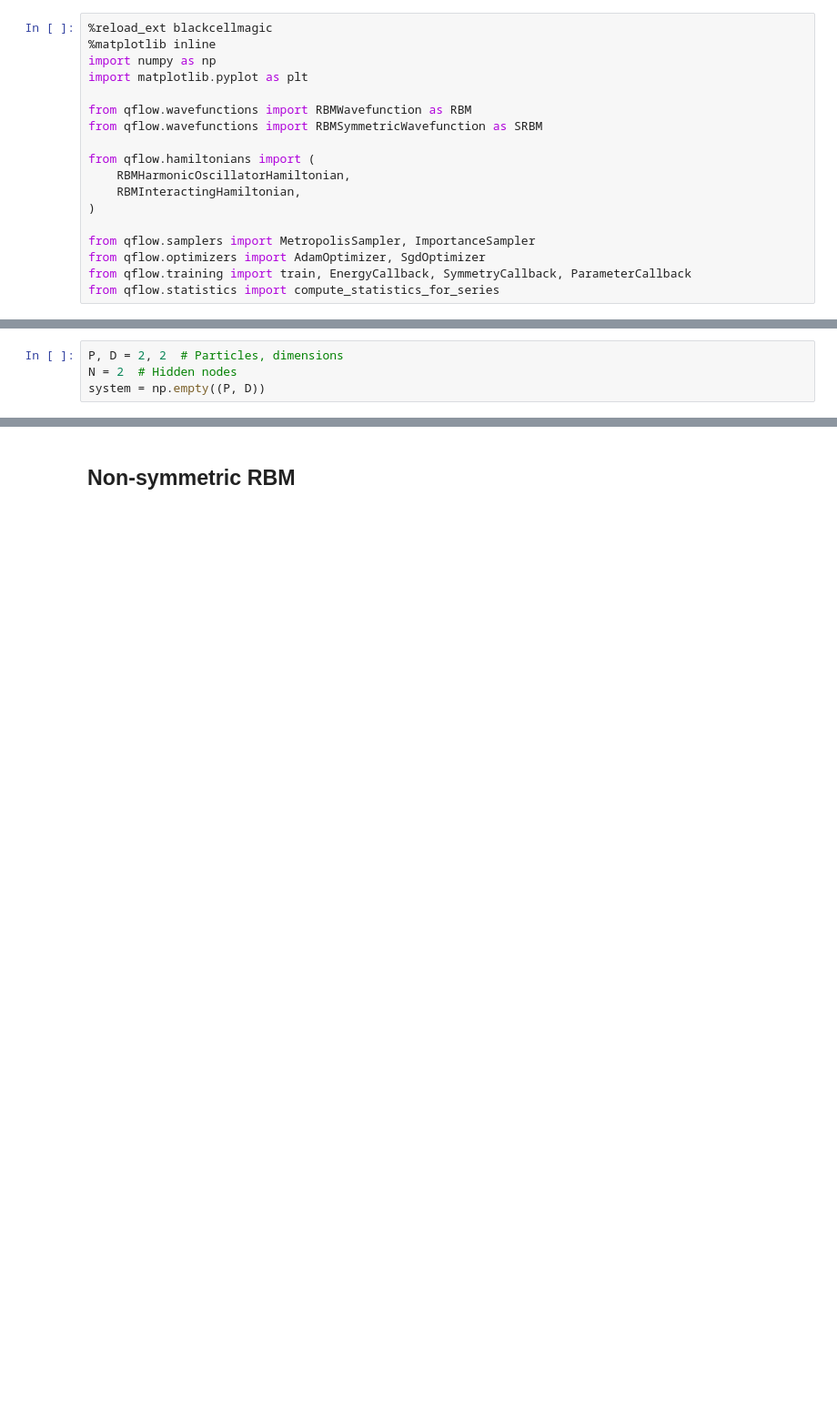
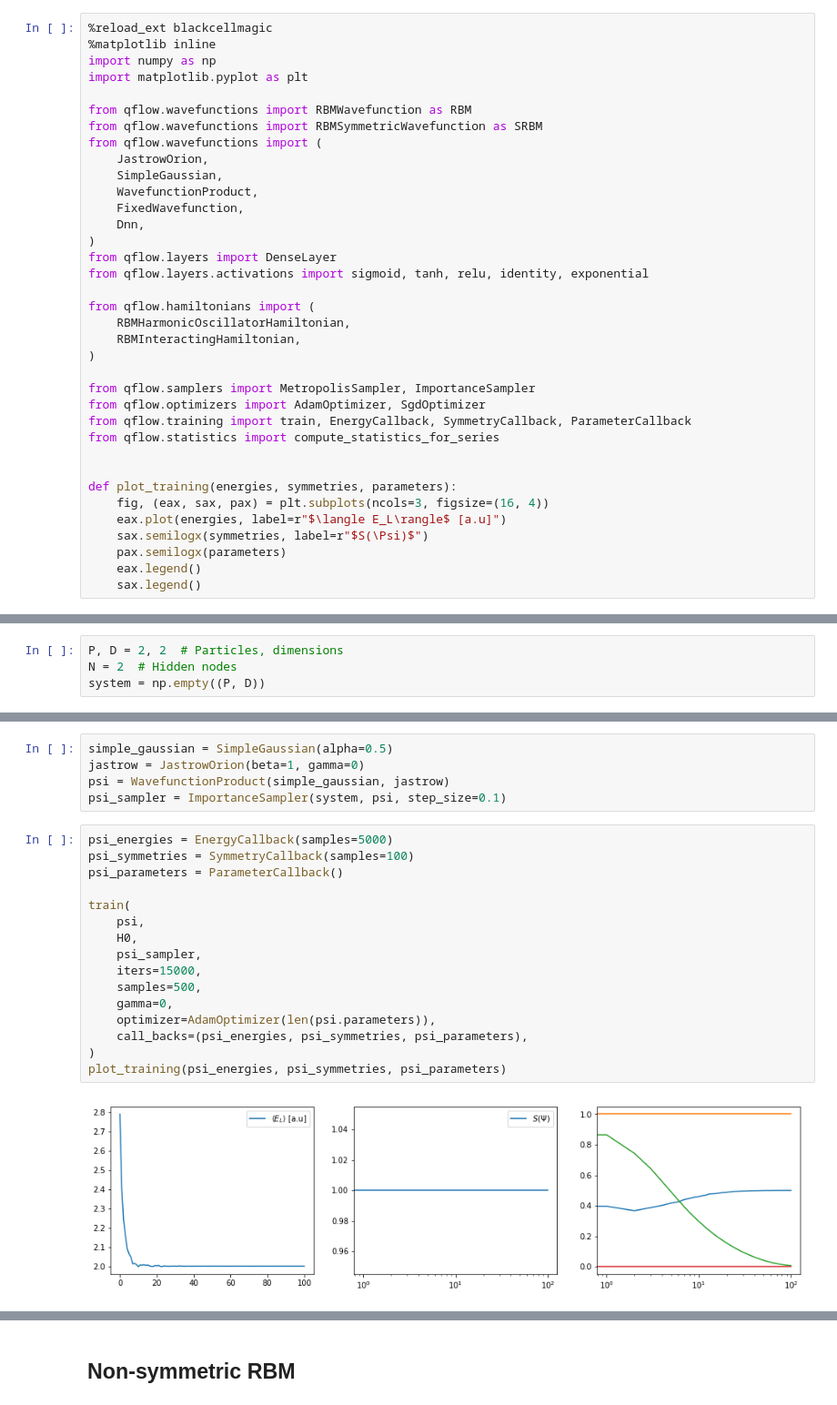
Before and after one commit to bsamseth/qflow, a Jupyter notebook: scripts/rbm-sym-vs-nonsym.ipynb, the cells around one changed output, grey strips where cells are left out. Shown at 91% size. Cells and saved outputs as stored; diff of their text form; blank space fills up the shorter version.

```diff
--- a/scripts/rbm-sym-vs-nonsym.ipynb
+++ b/scripts/rbm-sym-vs-nonsym.ipynb
@@ -6,6 +6,15 @@ import matplotlib.pyplot as plt
 
 from qflow.wavefunctions import RBMWavefunction as RBM
 from qflow.wavefunctions import RBMSymmetricWavefunction as SRBM
+from qflow.wavefunctions import (
+    JastrowOrion,
+    SimpleGaussian,
+    WavefunctionProduct,
+    FixedWavefunction,
+    Dnn,
+)
+from qflow.layers import DenseLayer
+from qflow.layers.activations import sigmoid, tanh, relu, identity, exponential
 
 from qflow.hamiltonians import (
     RBMHarmonicOscillatorHamiltonian,
@@ -16,6 +25,15 @@ from qflow.samplers import MetropolisSampler, ImportanceSampler
 from qflow.optimizers import AdamOptimizer, SgdOptimizer
 from qflow.training import train, EnergyCallback, SymmetryCallback, ParameterCallback
 from qflow.statistics import compute_statistics_for_series
+
+
+def plot_training(energies, symmetries, parameters):
+    fig, (eax, sax, pax) = plt.subplots(ncols=3, figsize=(16, 4))
+    eax.plot(energies, label=r"$\langle E_L\rangle$ [a.u]")
+    sax.semilogx(symmetries, label=r"$S(\Psi)$")
+    pax.semilogx(parameters)
+    eax.legend()
+    sax.legend()
 # %% [markdown]
 # Ideal Harmonic Oscillator
 # %%
@@ -26,0 +47,23 @@ system = np.empty((P, D))
+# %%
+simple_gaussian = SimpleGaussian(alpha=0.5)
+jastrow = JastrowOrion(beta=1, gamma=0)
+psi = WavefunctionProduct(simple_gaussian, jastrow)
+psi_sampler = ImportanceSampler(system, psi, step_size=0.1)
+# %%
+psi_energies = EnergyCallback(samples=5000)
+psi_symmetries = SymmetryCallback(samples=100)
+psi_parameters = ParameterCallback()
+
+train(
+    psi,
+    H0,
+    psi_sampler,
+    iters=15000,
+    samples=500,
+    gamma=0,
+    optimizer=AdamOptimizer(len(psi.parameters)),
+    call_backs=(psi_energies, psi_symmetries, psi_parameters),
+)
+plot_training(psi_energies, psi_symmetries, psi_parameters)
+# %% [output]
+[figure, added]
```
Also changed, not shown: parts of 33 cells of this notebook.
